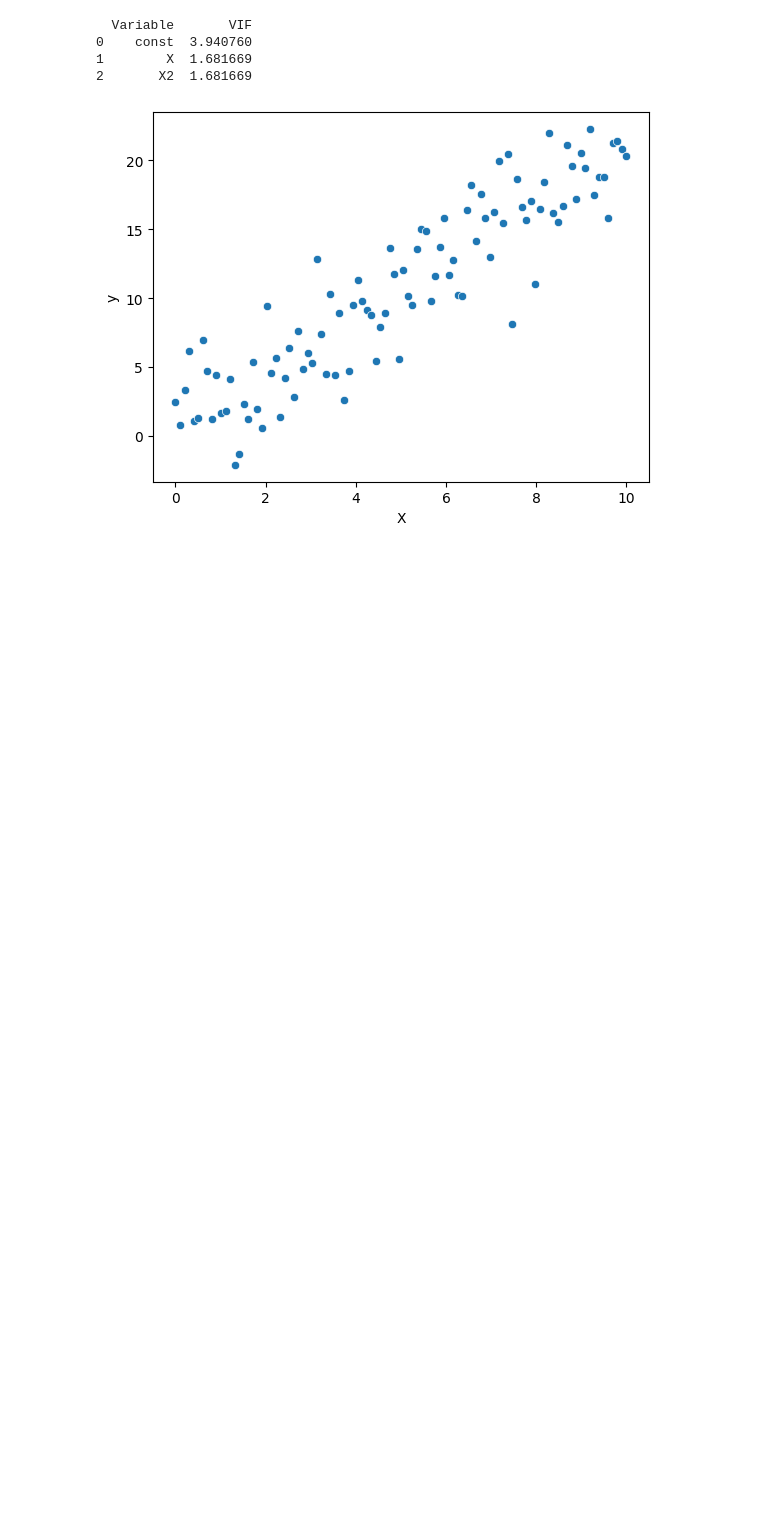
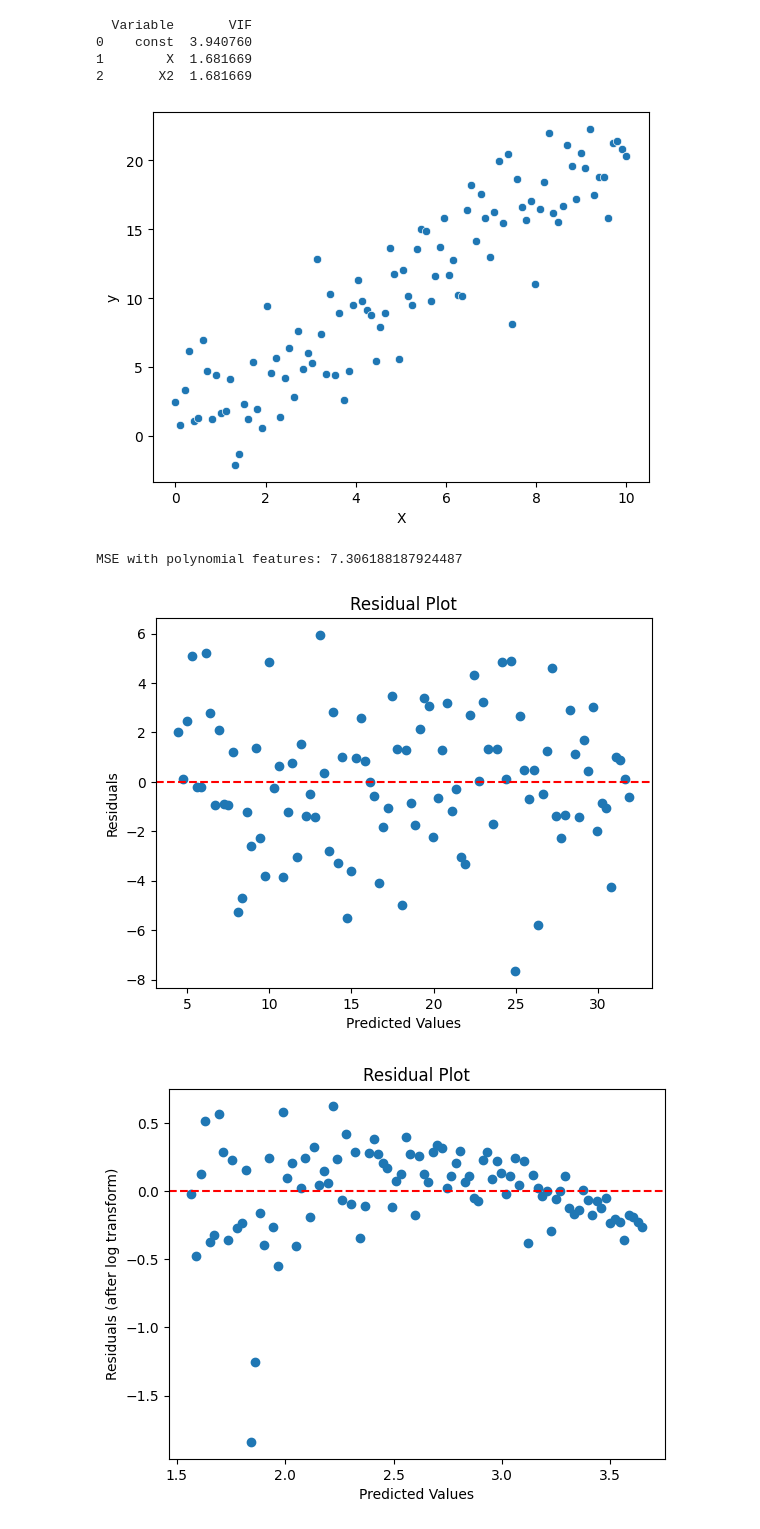
Before and after one commit to avikumart/DA-DS-Questions, a Jupyter notebook: ML_coding/Ml_coding_and_interviewn_practice.ipynb, the cells around one changed output. Saved outputs shown, nothing was run; the diff lists cells and outputs as text; code cells hidden in the pictures; blank space fills up the shorter version.

```diff
--- a/ML_coding/Ml_coding_and_interviewn_practice.ipynb
+++ b/ML_coding/Ml_coding_and_interviewn_practice.ipynb
@@ -950,3 +950,66 @@ sns.scatterplot(x=df["X"], y=df["y"])
 plt.show()
 # %% [output]
 [figure]
+# %%
+# add polynomical features and comparison
+from sklearn.preprocessing import PolynomialFeatures
+from sklearn.metrics import mean_squared_error
+
+poly = PolynomialFeatures(degree=2)
+Xp = poly.fit_transform(df[["X"]])
+
+model_poly = LinearRegression().fit(Xp, df['y'])
+pred_poly = model_poly.predict(Xp)
+
+mse_poly = mean_squared_error(df['y'], pred_poly)
+print("MSE with polynomial features:", mse_poly)
+# %% [output]
+MSE with polynomial features: 7.306188187924487
+# %%
+# log and swrt transform exmple
+import numpy as np
+import pandas as pd
+import matplotlib.pyplot as plt
+from sklearn.linear_model import LinearRegression
+from sklearn.metrics import mean_squared_error
+from sklearn.model_selection import train_test_split
+
+np.random.seed(42)
+
+X = np.linspace(1,10,100)
+y = 3*X + 2 + np.random.normal(0,3,100)
+
+df = pd.DataFrame({"X": X, "y": y})
+
+# develop of the regression model
+model = LinearRegression()
+model.fit(df[["X"]], df["y"])
+df["pred"] = model.predict(df[["X"]])
+df["residuals"] = df["y"] - df["pred"]
+
+# plot the scatter chart
+plt.scatter(df["pred"], df["residuals"])
+plt.axhline(y=0, color="red", linestyle="--")
+plt.xlabel("Predicted Values")
+plt.ylabel("Residuals")
+plt.title("Residual Plot")
+plt.show()
+
+# shift y and log it
+y_shifted = df["y"] - df["y"].min() + 1
+df["y_shifted"] = np.log(y_shifted)
+
+model_log = LinearRegression().fit(df[["X"]], df['y_shifted'])
+df["pred_log"] = model_log.predict(df[["X"]])
+df["residuals_log"] = df["y_shifted"] - df["pred_log"]
+
+# plot the scatter chart
+plt.scatter(df["pred_log"], df["residuals_log"])
+plt.axhline(y=0, color="red", linestyle="--")
+plt.xlabel("Predicted Values")
+plt.ylabel("Residuals (after log transform)")
+plt.title("Residual Plot")
+plt.show()
+# %% [output]
+[figure, added]
+[figure, added]
```
Also changed, not shown: parts of 7 cells of this notebook.
